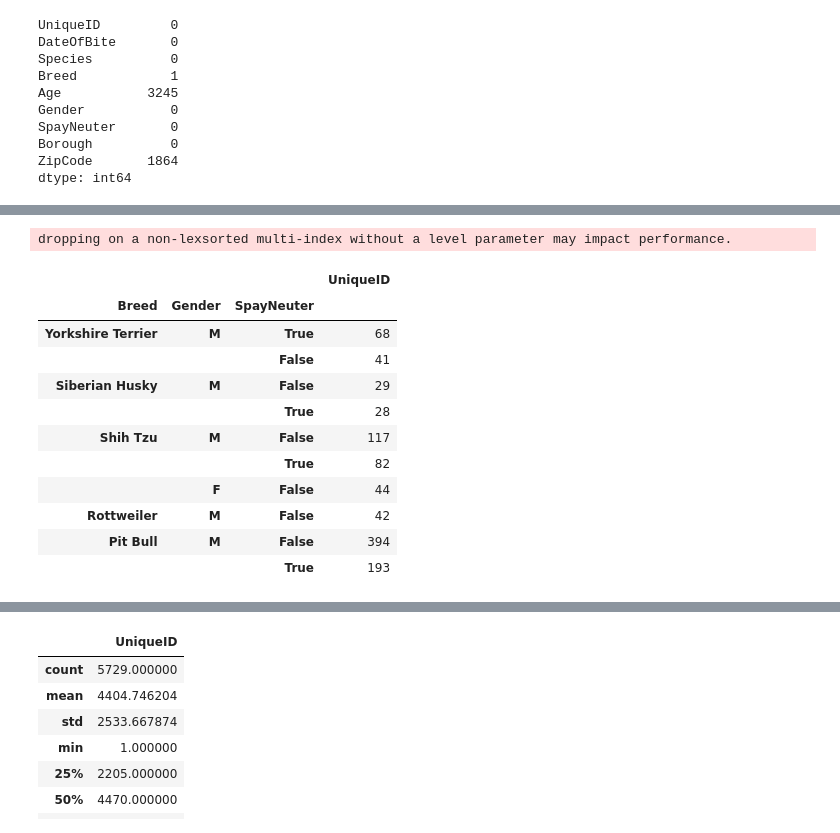
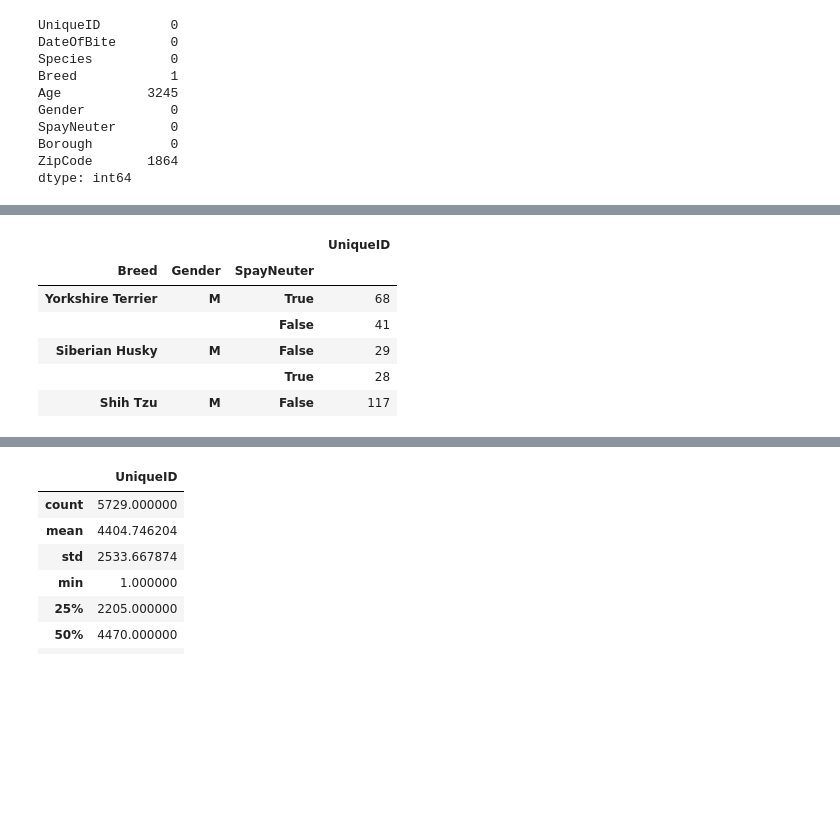
Before and after one commit to DanielleRomanoff/DS-Unit-1-Project_Dog_Bites, a Jupyter notebook: Dog Bites Project Technical.ipynb, the cells around one changed output, grey strips where cells are left out. Drawn from its saved outputs; the diff is of its cells as text; code cells hidden in the pictures; blank space fills up the shorter version.

```diff
--- a/Dog Bites Project Technical.ipynb
+++ b/Dog Bites Project Technical.ipynb
@@ -48,23 +48,17 @@ Name: Breed, dtype: int64
 # %%
 nyc_data_new = nyc_data.groupby(['Breed', 'Gender', 'SpayNeuter']).count().sort_values(by = ['Breed', 'UniqueID'], ascending = False)
 nyc_data_modified = nyc_data_new.drop(index = ['UNKNOWN', 'Mixed/Other', 'TERRIER', 'MIXED', 'MIXED BREED', 'PIT BULL MIX', 'LABRADOR MIX', 'HUSKY', 'SHEPHERD', 'SHEPERD', 'MUTT', 'TERRIER MIX'])
 nyc_bite_data = nyc_data_modified[nyc_data_modified.UniqueID >= 25]
 nyc_bite_final = pd.DataFrame(nyc_bite_data, columns = ['UniqueID'])
-nyc_bite_final.head(10)
+nyc_bite_final.head()
 # %% [output]
-dropping on a non-lexsorted multi-index without a level parameter may impact performance.
 |  |  |  | UniqueID |
 | Breed | Gender | SpayNeuter |  |
 | Yorkshire Terrier | M | True | 68 |
 |  |  | False | 41 |
 | Siberian Husky | M | False | 29 |
 |  |  | True | 28 |
 | Shih Tzu | M | False | 117 |
-|  |  | True | 82 |
-|  | F | False | 44 |
-| Rottweiler | M | False | 42 |
-| Pit Bull | M | False | 394 |
-|  |  | True | 193 |
 # %%
 nyc_bite_data.shape
 # %% [output]
```
Also changed, not shown: parts of 9 cells of this notebook, 4 other files.
